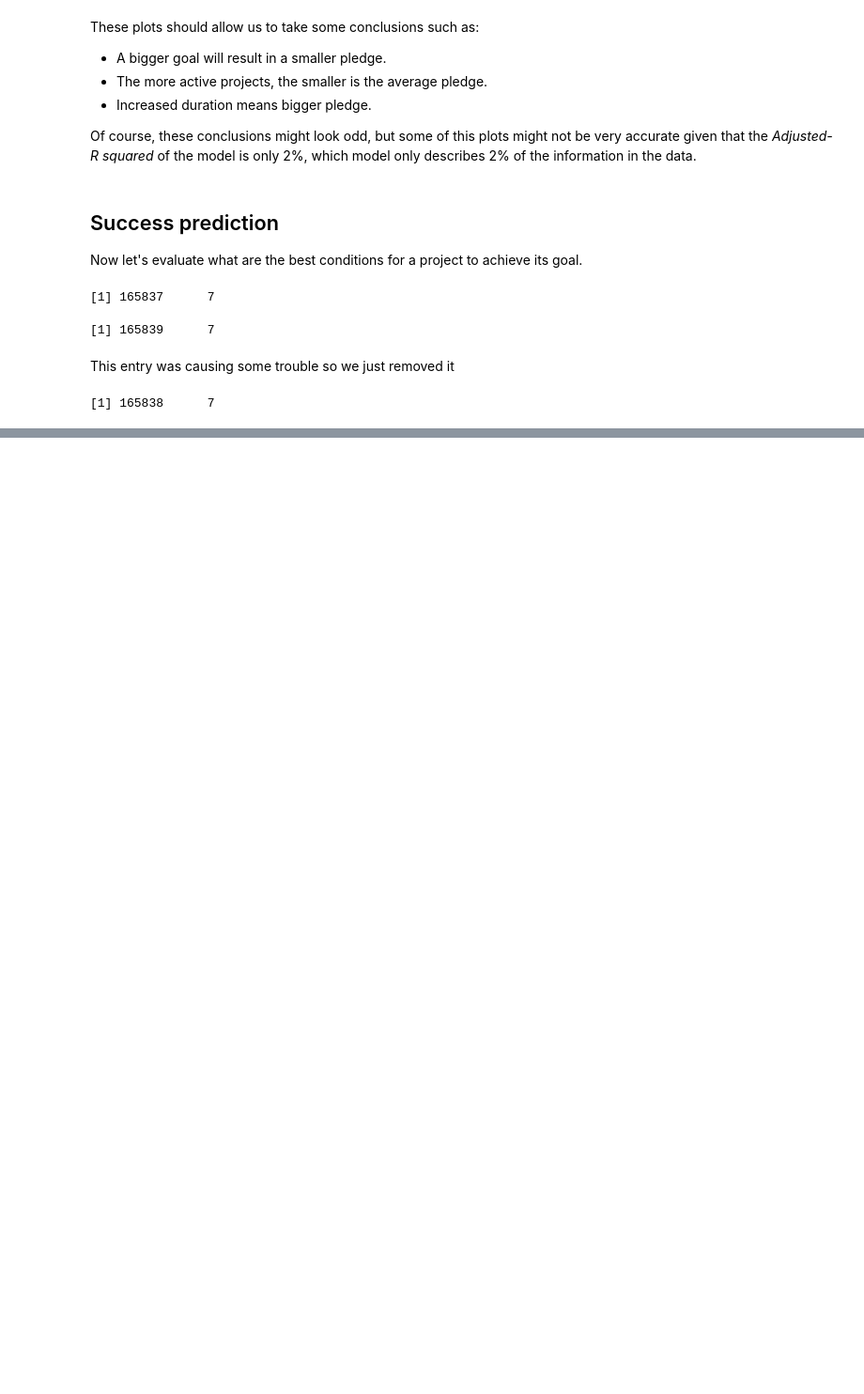
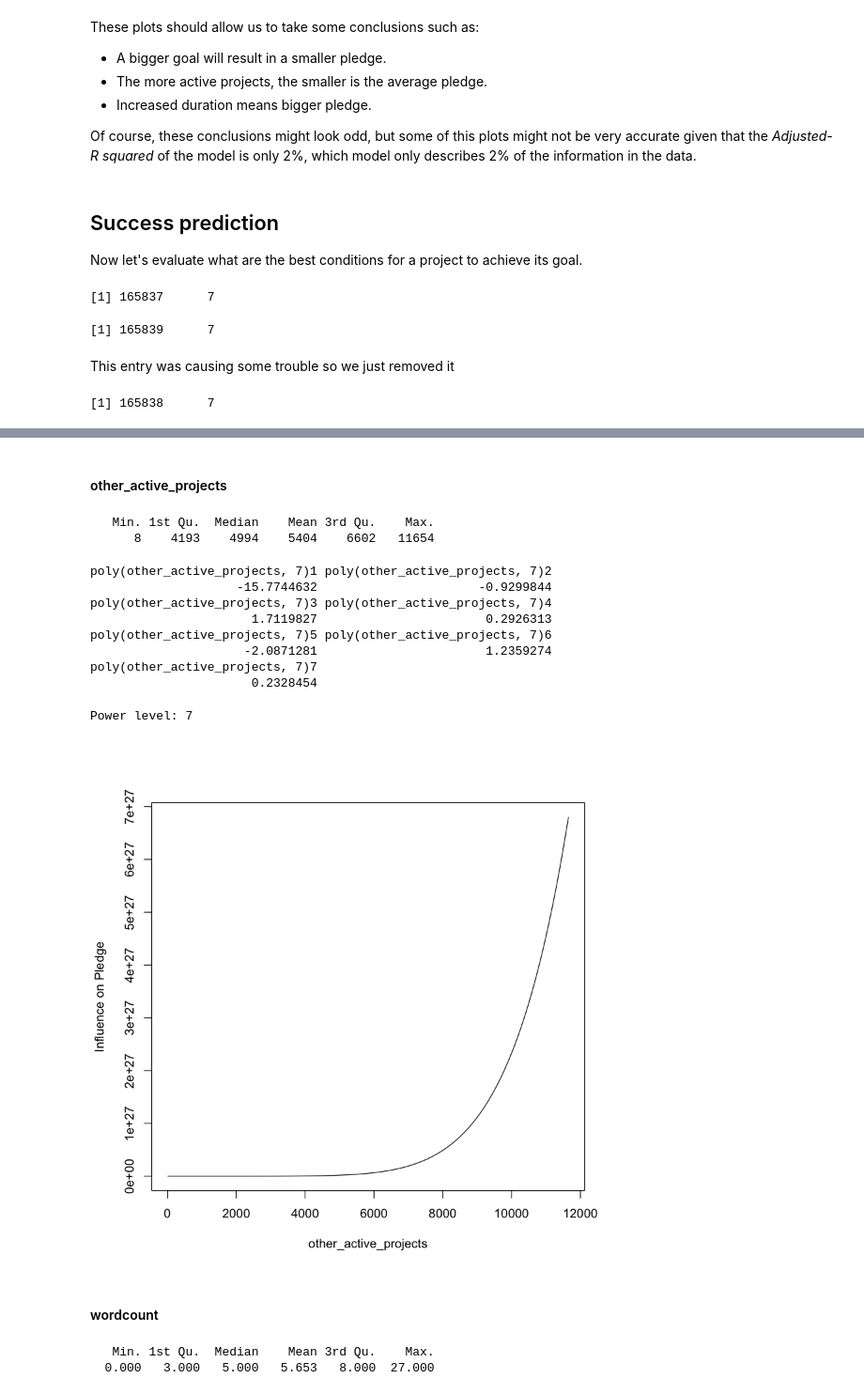
Before and after one commit to MLobo1997/Kickstarter_predictor, a Jupyter notebook: Eval.ipynb, the cells around one changed output, grey strips where cells are left out. Shown at 94% size. Saved outputs shown, nothing was run; the diff lists cells and outputs as text; code cells hidden in the pictures; blank space fills up the shorter version.

```diff
--- a/Eval.ipynb
+++ b/Eval.ipynb
@@ -476,0 +489,28 @@ accuracy
+# %% [markdown]
+#### other_active_projects
+# %%
+summary(projects$other_active_projects)
+# %% [output]
+   Min. 1st Qu.  Median    Mean 3rd Qu.    Max.
+      8    4193    4994    5404    6602   11654
+# %%
+idx <- str_detect(names(coefs), "other_active_projects")
+curve(eq(x, coefs[idx], 0), xlab = "other_active_projects", ylab = "Influence on Pledge", from = 8, to = 11654)
+# %% [output]
+poly(other_active_projects, 7)1 poly(other_active_projects, 7)2
+                    -15.7744632                      -0.9299844
+poly(other_active_projects, 7)3 poly(other_active_projects, 7)4
+                      1.7119827                       0.2926313
+poly(other_active_projects, 7)5 poly(other_active_projects, 7)6
+                     -2.0871281                       1.2359274
+poly(other_active_projects, 7)7
+                      0.2328454
+Power level: 7
+[figure, added]
+# %% [markdown]
+#### wordcount
+# %%
+summary(projects$wordcount)
+# %% [output]
+   Min. 1st Qu.  Median    Mean 3rd Qu.    Max.
+  0.000   3.000   5.000   5.653   8.000  27.000
```
Also changed, not shown: parts of 13 cells of this notebook.
